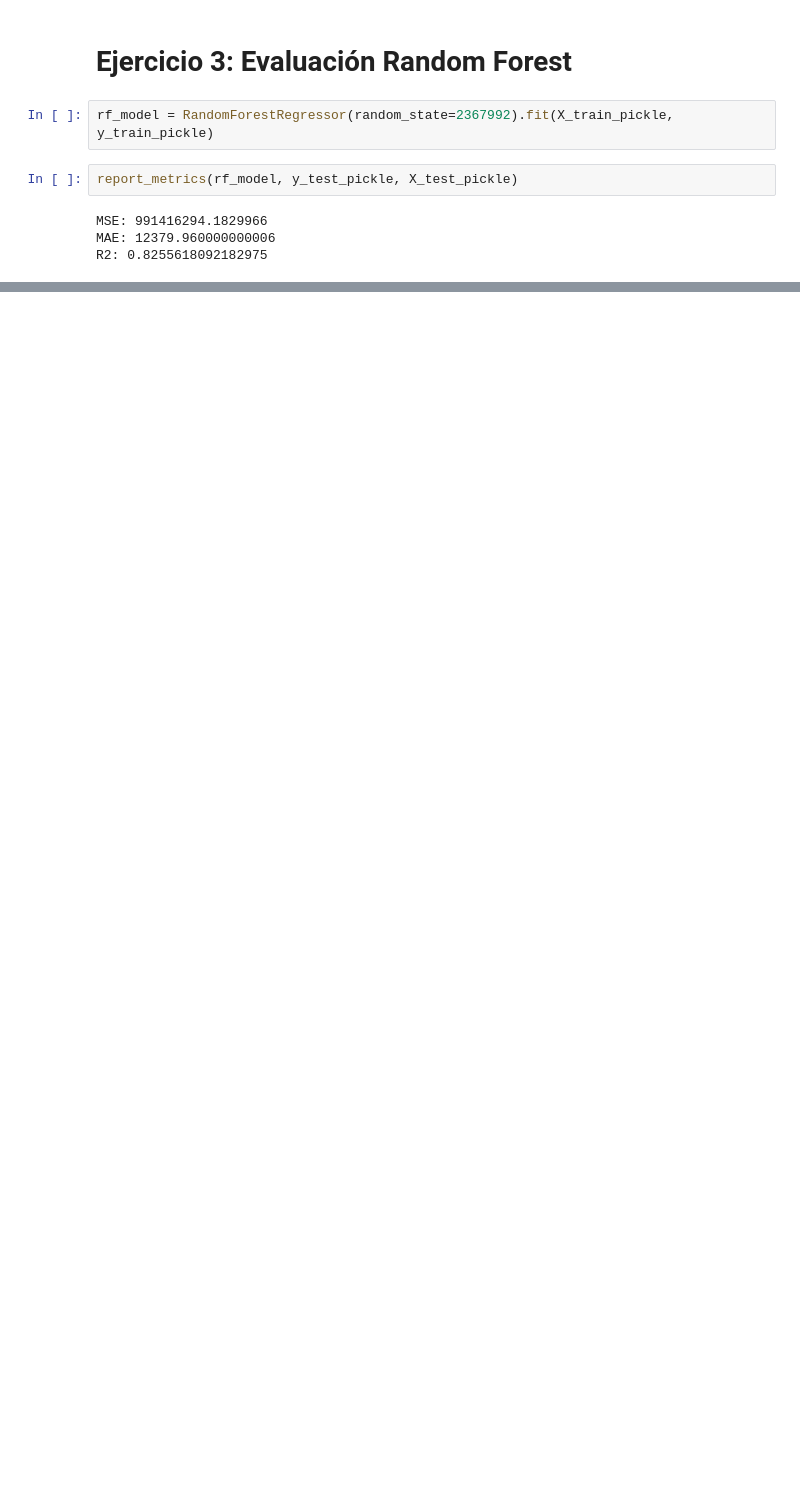
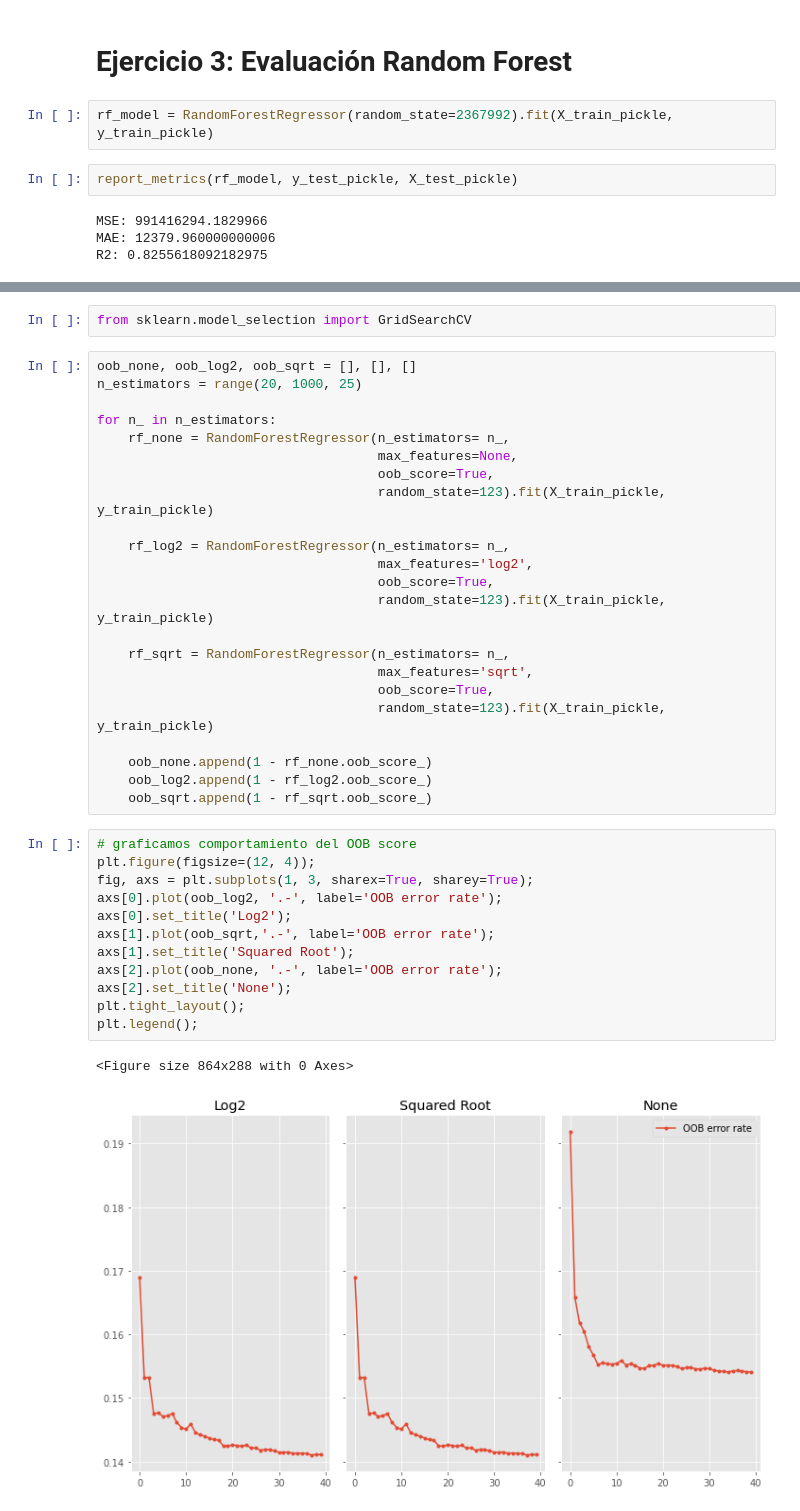
Before and after one commit to oportusgonzalo/data-science-desafio-latam, a Jupyter notebook: machine-learning/desafio_random_forest/desafio.ipynb, the cells around one changed output, grey strips where cells are left out. Drawn from its saved outputs; the diff is of its cells as text; blank space fills up the shorter version.

```diff
--- a/machine-learning/desafio_random_forest/desafio.ipynb
+++ b/machine-learning/desafio_random_forest/desafio.ipynb
@@ -75,0 +87,40 @@ En comparación al modelo propio, y el de mi compañero:
+# %%
+from sklearn.model_selection import GridSearchCV
+# %%
+oob_none, oob_log2, oob_sqrt = [], [], []
+n_estimators = range(20, 1000, 25)
+
+for n_ in n_estimators:
+    rf_none = RandomForestRegressor(n_estimators= n_,
+                                    max_features=None,
+                                    oob_score=True,
+                                    random_state=123).fit(X_train_pickle, y_train_pickle)
+
+    rf_log2 = RandomForestRegressor(n_estimators= n_,
+                                    max_features='log2',
+                                    oob_score=True,
+                                    random_state=123).fit(X_train_pickle, y_train_pickle)
+
+    rf_sqrt = RandomForestRegressor(n_estimators= n_,
+                                    max_features='sqrt',
+                                    oob_score=True,
+                                    random_state=123).fit(X_train_pickle, y_train_pickle)
+
+    oob_none.append(1 - rf_none.oob_score_)
+    oob_log2.append(1 - rf_log2.oob_score_)
+    oob_sqrt.append(1 - rf_sqrt.oob_score_)
+# %%
+# graficamos comportamiento del OOB score
+plt.figure(figsize=(12, 4));
+fig, axs = plt.subplots(1, 3, sharex=True, sharey=True);
+axs[0].plot(oob_log2, '.-', label='OOB error rate');
+axs[0].set_title('Log2');
+axs[1].plot(oob_sqrt,'.-', label='OOB error rate');
+axs[1].set_title('Squared Root');
+axs[2].plot(oob_none, '.-', label='OOB error rate');
+axs[2].set_title('None');
+plt.tight_layout();
+plt.legend();
+# %% [output]
+<Figure size 864x288 with 0 Axes>
+[figure, added]
```
Also changed, not shown: parts of 15 cells of this notebook, 10 other files.
